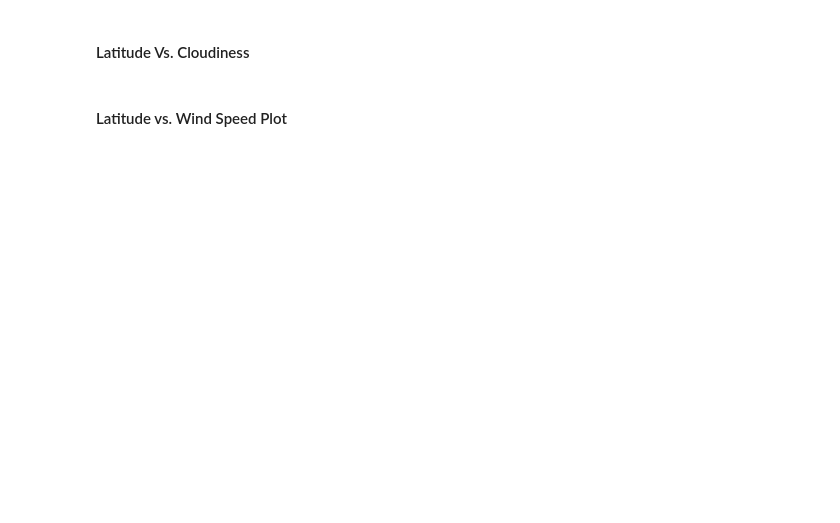
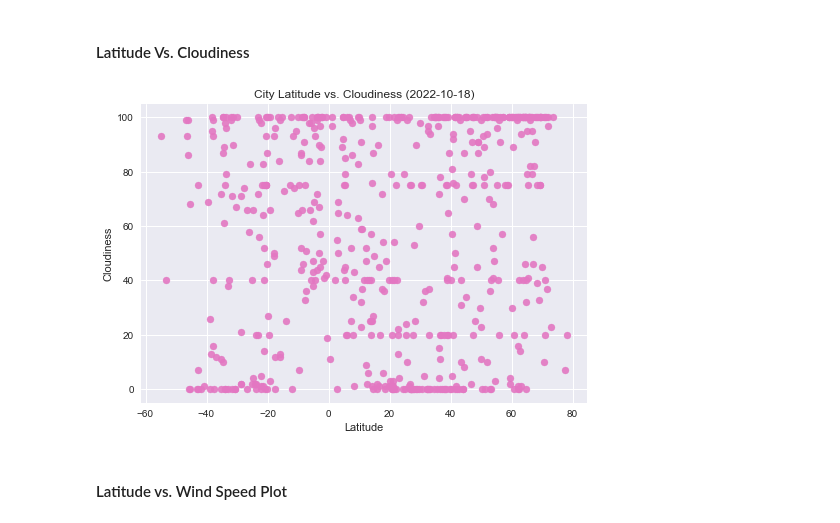
Before and after one commit to Ahmedabdullahi1/API_Challenge, a Jupyter notebook: Starter_Code/starter_code/WeatherPy.ipynb, the cells around one changed output. Cells and saved outputs as stored; diff of their text form; code cells hidden in the pictures; blank space fills up the shorter version.

```diff
--- a/Starter_Code/starter_code/WeatherPy.ipynb
+++ b/Starter_Code/starter_code/WeatherPy.ipynb
@@ -248,15 +284,27 @@ plt.show()
 # %%
 # Build the scatter plots for latitude vs. cloudiness
 # YOUR CODE HERE
 
+plt.scatter(city_data_df["Lat"],
+            city_data_df["Cloudiness"],
+            marker="o",
+            c='tab:pink',
+            alpha=0.9)
+
 # Incorporate the other graph properties
 # YOUR CODE HERE
+plt.xlabel("Latitude")
+plt.ylabel("Cloudiness")
+plt.title("City Latitude vs. Cloudiness (2022-10-18)")
+plt.grid(True)
 
 # Save the figure
-plt.savefig("output_data/Fig3.png")
+plt.savefig("../output_data/Fig3.png")
 
 # Show plot
 plt.show()
+# %% [output]
+[figure, added]
 # %% [markdown]
 #### Latitude vs. Wind Speed Plot
 # %%
```
Also changed, not shown: parts of 5 cells of this notebook, 6 other files.
